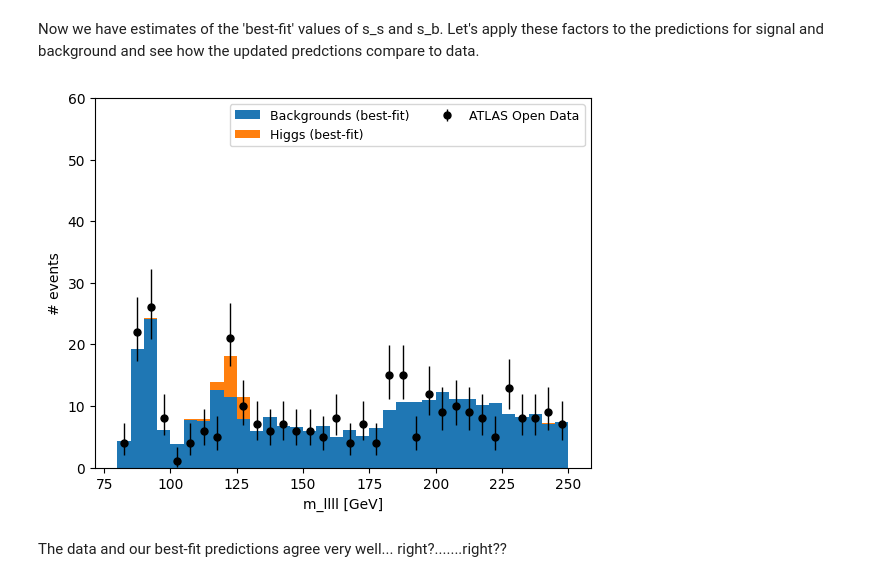
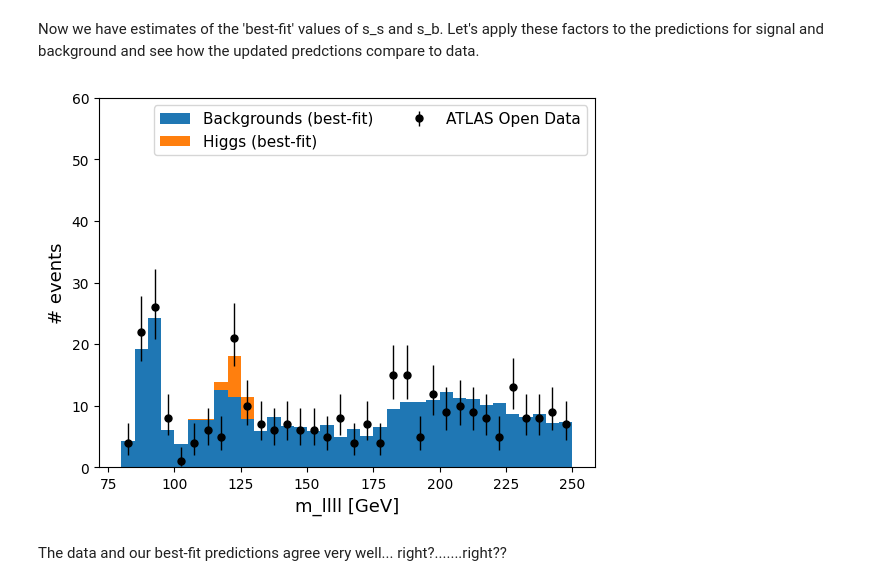
Before and after one commit to mkidson/Uni-Code, a Jupyter notebook: Honours/DS/Tut 1/Analysis/How_Much_Higgs.ipynb, the cells around one changed output. Cells and saved outputs as stored; diff of their text form; code cells hidden in the pictures.

Commit message:
report pretty much done, trying to output code as pdf

```diff
--- a/Honours/DS/Tut 1/Analysis/How_Much_Higgs.ipynb
+++ b/Honours/DS/Tut 1/Analysis/How_Much_Higgs.ipynb
@@ -382,18 +382,19 @@ Now we have estimates of the 'best-fit' values of s_s and s_b. Let's apply these
 # %%
 f = plt.figure()
 
 H_125_bf = bestFit_s_s*H_125
 H_bkg_bf = bestFit_s_b*H_bkg
 
 hep.histplot([H_bkg_bf, H_125_bf], bins=bins_ar, stack=True, label=["Backgrounds (best-fit)", "Higgs (best-fit)"], histtype='fill')
 hep.histplot([H_data], bins=bins_ar, stack=False, yerr=True, histtype="errorbar", color="black",label="ATLAS Open Data")
-plt.legend(loc=1, ncol=2, fontsize=9)
-plt.xlabel("m_llll [GeV]")
-plt.ylabel("# events")
+plt.legend(loc=1, ncol=2, fontsize=11)
+plt.xlabel("m_llll [GeV]", fontsize=13)
+plt.ylabel("# events", fontsize=13)
 plt.ylim([0.0, 60])
+# plt.savefig('../Report/Plots/two_fit_hist.pdf')
 plt.show()
 # %% [output]
-[figure, old version]
+[figure, new version]
 # %% [markdown]
 The data and our best-fit predictions agree very well... right?.......right??
 # %% [markdown]
```
Also changed, not shown: parts of 3 cells of this notebook, 17 other files.
